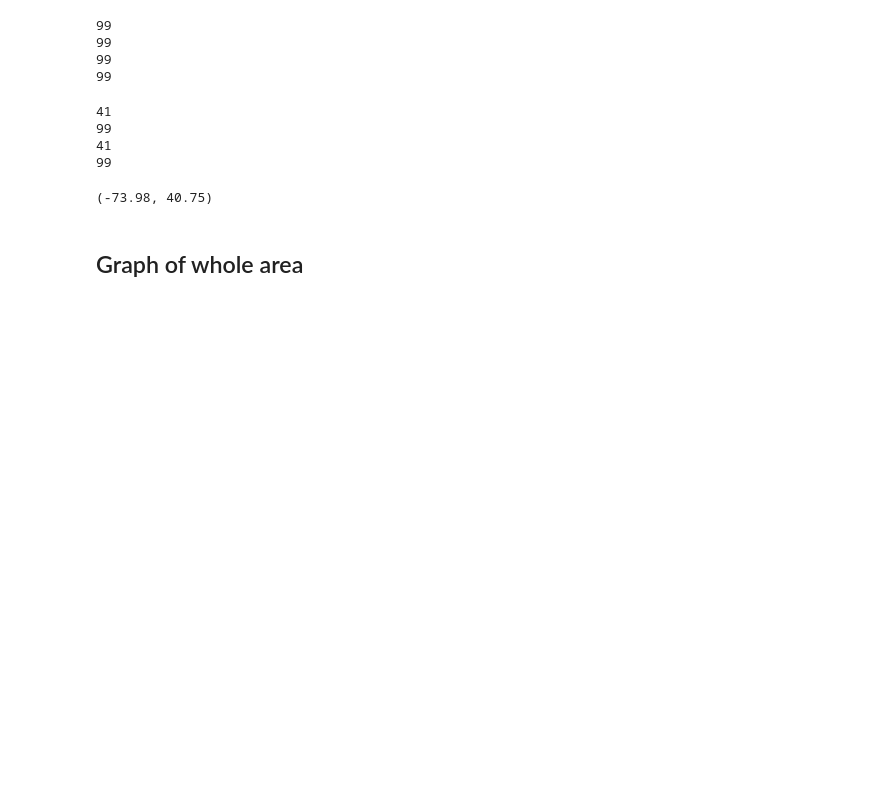
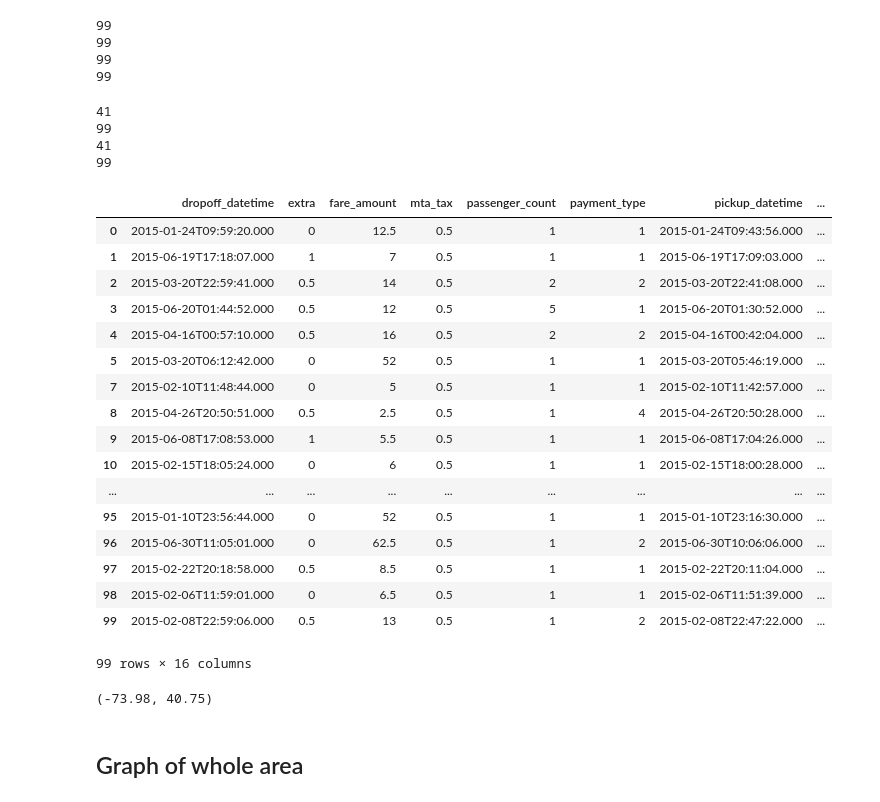
Before and after one commit to xlDownxl/Network-Analysis, a Jupyter notebook: src/project.ipynb, the cells around one changed output. Saved outputs shown, nothing was run; the diff lists cells and outputs as text; code cells hidden in the pictures; blank space fills up the shorter version.

```diff
--- a/src/project.ipynb
+++ b/src/project.ipynb
@@ -88,13 +89,41 @@ dropoff_tuples=np.array(dropoff_tuples_invert)
 # %%
 #create a list of tuples
 pickup_list=[]
 for i in range(len(pickup_tuples)):
     a=(pickup_tuples[i,0],pickup_tuples[i,1])
     pickup_list.append(a)
 dropoff_list=[]
 for i in range(len(dropoff_tuples)):
     a=(dropoff_tuples[i,0],dropoff_tuples[i,1])
     dropoff_list.append(a)
+
+# safe coordinates as tuples in table
+taxi_filtered['drop_off'] = dropoff_list
+taxi_filtered['pick_up'] = pickup_list
+del taxi_filtered['dropoff_latitude']
+del taxi_filtered['dropoff_longitude']
+del taxi_filtered['pickup_latitude']
+del taxi_filtered['pickup_longitude']
+taxi_filtered
+# %% [output]
+|  | dropoff_datetime | extra | fare_amount | mta_tax | passenger_count | payment_type | pickup_datetime | ... |
+| 0 | 2015-01-24T09:59:20.000 | 0 | 12.5 | 0.5 | 1 | 1 | 2015-01-24T09:43:56.000 | ... |
+| 1 | 2015-06-19T17:18:07.000 | 1 | 7 | 0.5 | 1 | 1 | 2015-06-19T17:09:03.000 | ... |
+| 2 | 2015-03-20T22:59:41.000 | 0.5 | 14 | 0.5 | 2 | 2 | 2015-03-20T22:41:08.000 | ... |
+| 3 | 2015-06-20T01:44:52.000 | 0.5 | 12 | 0.5 | 5 | 1 | 2015-06-20T01:30:52.000 | ... |
+| 4 | 2015-04-16T00:57:10.000 | 0.5 | 16 | 0.5 | 2 | 2 | 2015-04-16T00:42:04.000 | ... |
+| 5 | 2015-03-20T06:12:42.000 | 0 | 52 | 0.5 | 1 | 1 | 2015-03-20T05:46:19.000 | ... |
+| 7 | 2015-02-10T11:48:44.000 | 0 | 5 | 0.5 | 1 | 1 | 2015-02-10T11:42:57.000 | ... |
+| 8 | 2015-04-26T20:50:51.000 | 0.5 | 2.5 | 0.5 | 1 | 4 | 2015-04-26T20:50:28.000 | ... |
+| 9 | 2015-06-08T17:08:53.000 | 1 | 5.5 | 0.5 | 1 | 1 | 2015-06-08T17:04:26.000 | ... |
+| 10 | 2015-02-15T18:05:24.000 | 0 | 6 | 0.5 | 1 | 1 | 2015-02-15T18:00:28.000 | ... |
+| ... | ... | ... | ... | ... | ... | ... | ... | ... |
+| 95 | 2015-01-10T23:56:44.000 | 0 | 52 | 0.5 | 1 | 1 | 2015-01-10T23:16:30.000 | ... |
+| 96 | 2015-06-30T11:05:01.000 | 0 | 62.5 | 0.5 | 1 | 2 | 2015-06-30T10:06:06.000 | ... |
+| 97 | 2015-02-22T20:18:58.000 | 0.5 | 8.5 | 0.5 | 1 | 1 | 2015-02-22T20:11:04.000 | ... |
+| 98 | 2015-02-06T11:59:01.000 | 0 | 6.5 | 0.5 | 1 | 1 | 2015-02-06T11:51:39.000 | ... |
+| 99 | 2015-02-08T22:59:06.000 | 0.5 | 13 | 0.5 | 1 | 2 | 2015-02-08T22:47:22.000 | ... |
+99 rows × 16 columns
 # %%
 #create edges by linking dropoffs to pickups
 edges=[]
```
Also changed, not shown: parts of 9 cells of this notebook.
